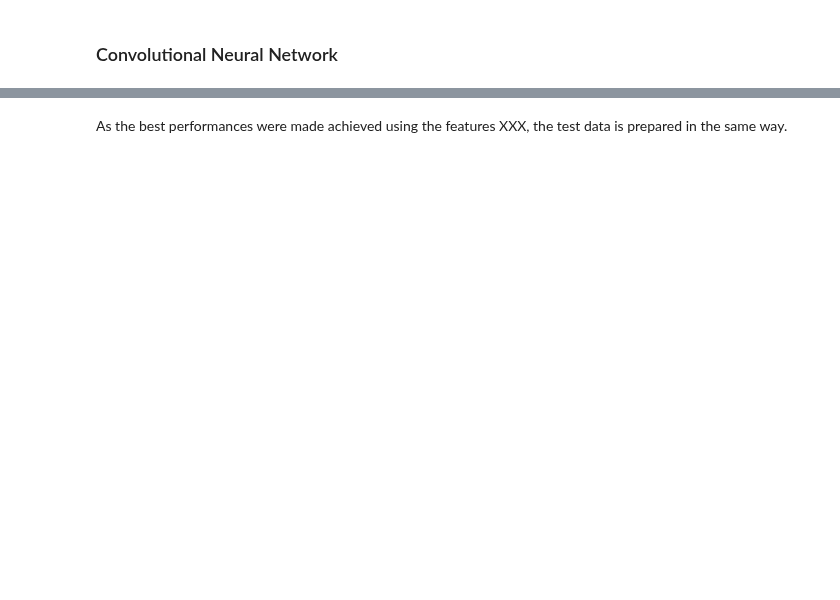
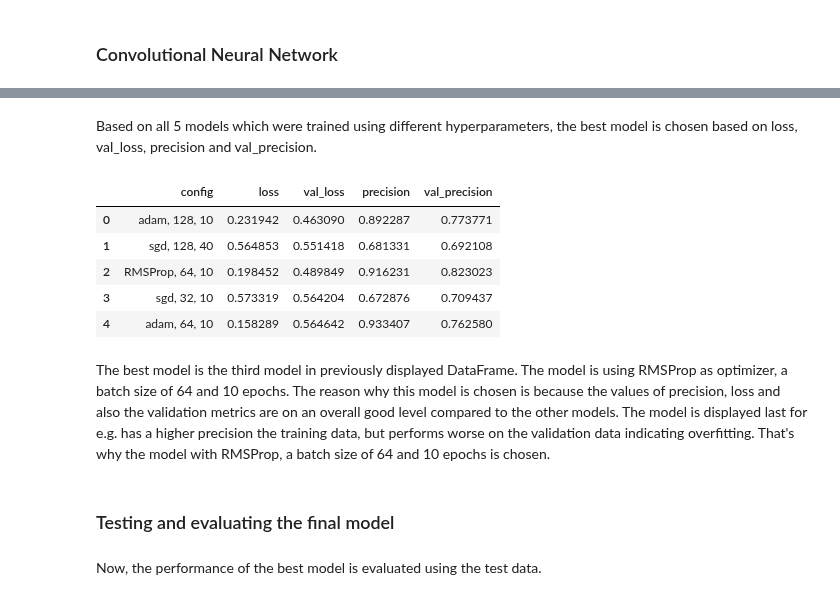
Before and after one commit to felixdaubner/fake-news-detection, a Jupyter notebook: 06_model-training.ipynb, the cells around one changed output, grey strips where cells are left out. Drawn from its saved outputs; the diff is of its cells as text; code cells hidden in the pictures; blank space fills up the shorter version.

```diff
--- a/06_model-training.ipynb
+++ b/06_model-training.ipynb
@@ -537,0 +670,14 @@ To finally test the performance of the chosen and optimized model, the test data
+# %%
+def createModel(opt, embedding=emb, categorical=cat, cat_input=categorical_input, t_input=text_input):
+
+    create_lstm = LSTM(256)(embedding)
+    lstm_comb = Concatenate()([create_lstm, categorical])
+    lstm_d1 = Dense(128, activation='relu')(lstm_comb)
+    lstm_dr1 = Dropout(0.4)(lstm_d1)
+    lstm_d2 = Dense(64, activation='relu')(lstm_dr1)
+    lstm_o = Dense(1, activation='sigmoid')(lstm_d2)
+    model = Model(inputs=[cat_input, t_input], outputs=lstm_o)
+
+    model.compile(optimizer=opt, loss="binary_crossentropy", metrics=[keras.metrics.Precision()])
+
+    return model
@@ -537,0 +687,27 @@ To finally test the performance of the chosen and optimized model, the test data
+# %%
+opt = ["sgd", "adam", "RMSProp"]
+b = [32, 64, 128]
+e = [10, 20, 40, 50]
+# %%
+hyper_results = list()
+models = list()
+
+for i in range(5):
+    optimizer = random.choice(opt)
+    batch = random.choice(b)
+    epochs = random.choice(e)
+
+    model = createModel(optimizer)
+    models.append(model)
+
+    history = model.fit([X_train_enc, X_train_token], y_train, batch_size=batch, epochs=epochs, validation_data=([X_val_enc, X_val_token], y_val))
+
+    hist_keys = list(history.history.keys())
+
+    key_loss = hist_keys[0]
+    key_precision = hist_keys[1]
+    key_val_loss = hist_keys[2]
+    key_val_precision = hist_keys[3]
+
+    hyper_results.append({"config": f"{optimizer}, {batch}, {epochs}", "loss": history.history[key_loss][-1], "val_loss": history.history[key_val_loss][-1],
+                          "precision": history.history[key_precision][-1], "val_precision": history.history[key_val_precision][-1]})
@@ -538 +732,19 @@ To finally test the performance of the chosen and optimized model, the test data
+# %% [markdown]
+Based on all 5 models which were trained using different hyperparameters, the best model is chosen based on loss, val_loss, precision and val_precision.
+# %%
+hyper_results_df = pd.DataFrame.from_dict(hyper_results)
+hyper_results_df
+# %% [output]
+|  | config | loss | val_loss | precision | val_precision |
+| 0 | adam, 128, 10 | 0.231942 | 0.463090 | 0.892287 | 0.773771 |
+| 1 | sgd, 128, 40 | 0.564853 | 0.551418 | 0.681331 | 0.692108 |
+| 2 | RMSProp, 64, 10 | 0.198452 | 0.489849 | 0.916231 | 0.823023 |
+| 3 | sgd, 32, 10 | 0.573319 | 0.564204 | 0.672876 | 0.709437 |
+| 4 | adam, 64, 10 | 0.158289 | 0.564642 | 0.933407 | 0.762580 |
+# %% [markdown]
+The best model is the third model in previously displayed DataFrame. The model is using RMSProp as optimizer, a batch size of 64 and 10 epochs. The reason why this model is chosen is because the values of precision, loss and also the validation metrics are on an overall good level compared to the other models. The model is displayed last for e.g. has a higher precision the training data, but performs worse on the validation data indicating overfitting. That's why the model with RMSProp, a batch size of 64 and 10 epochs is chosen.
+# %% [markdown]
+### Testing and evaluating the final model
+# %% [markdown]
+Now, the performance of the best model is evaluated using the test data.
 # %%
@@ -540,2 +751,0 @@ data = pd.read_json("data/LIAR_processed.json", orient="records", lines=True)
-# %% [markdown]
-As the best performances were made achieved using the features XXX, the test data is prepared in the same way.
```
Also changed, not shown: parts of 74 cells of this notebook.
